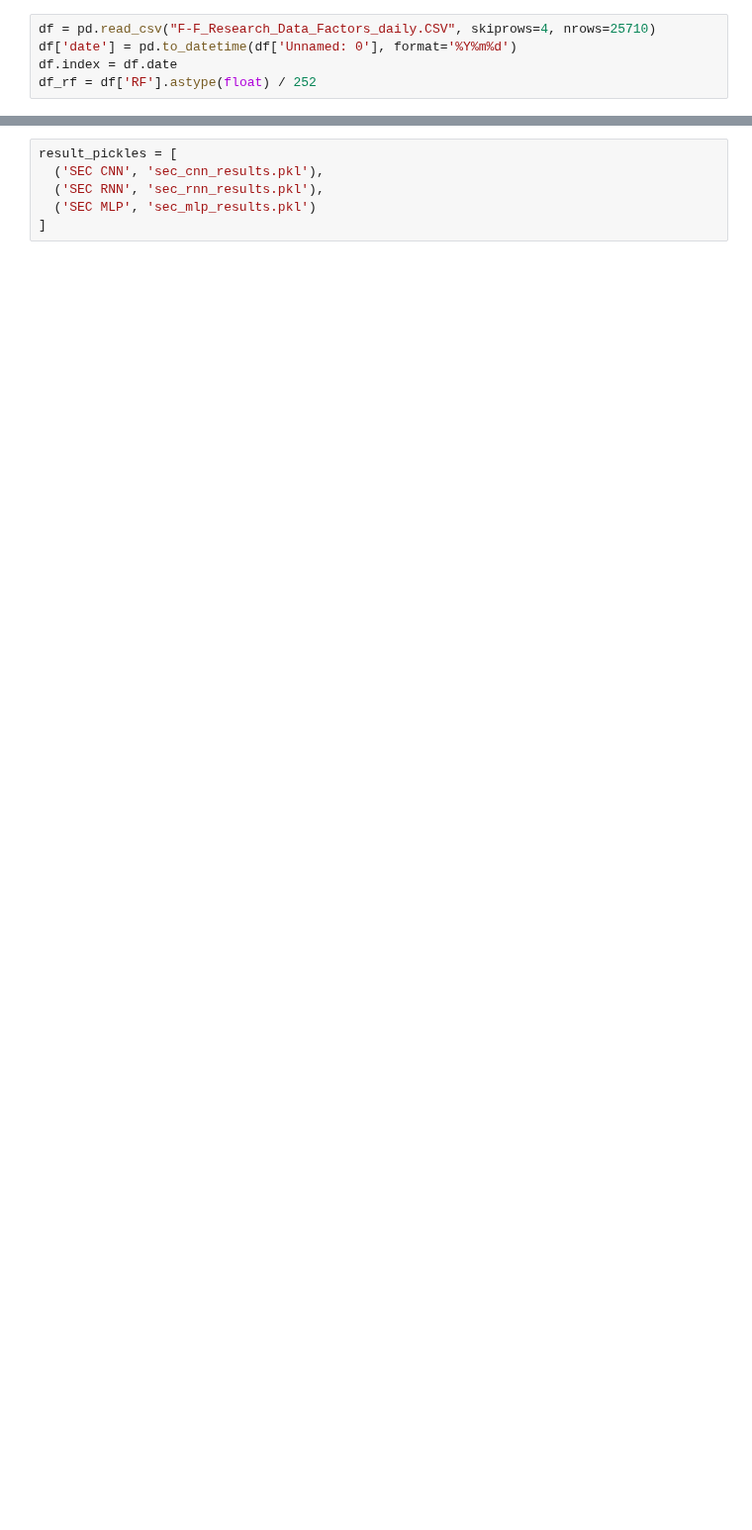
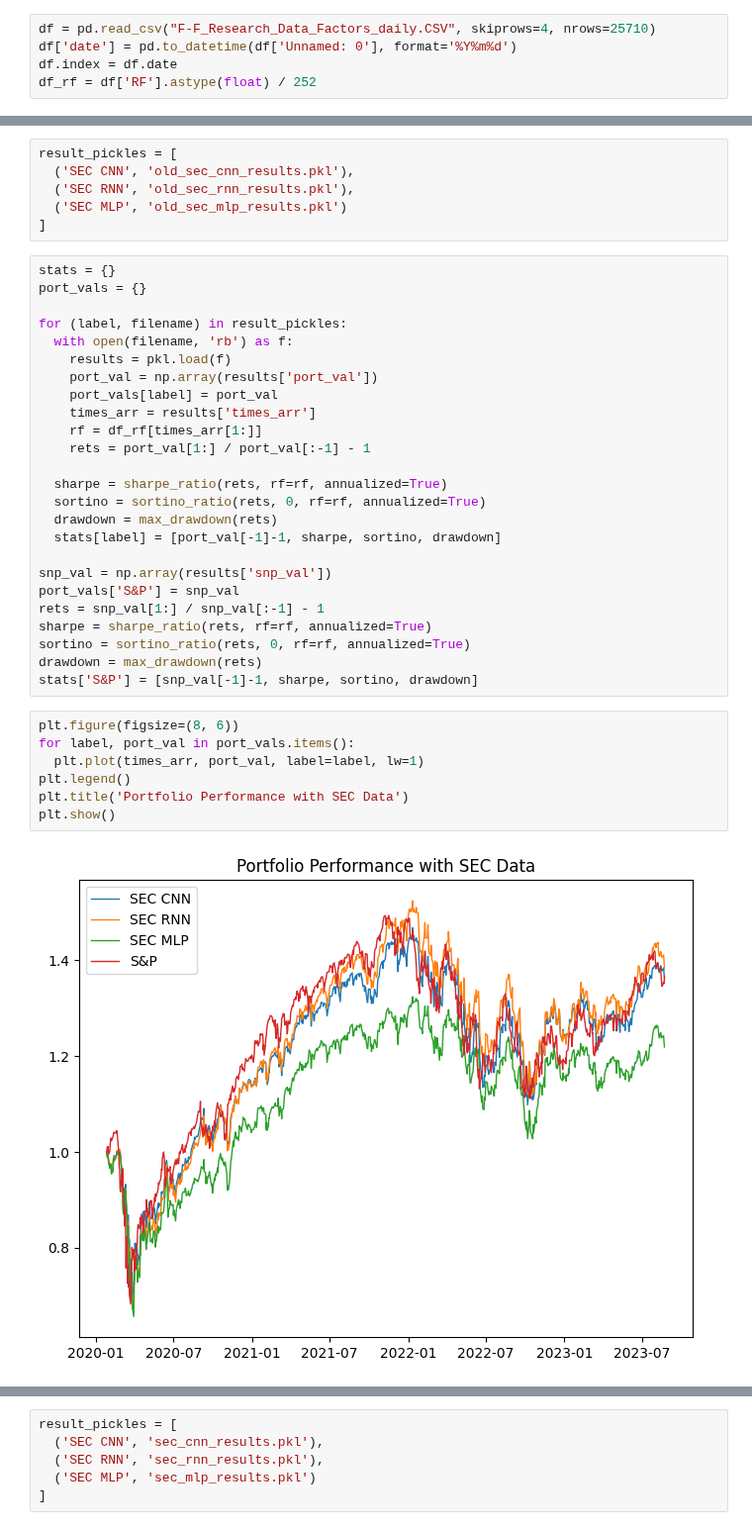
Before and after one commit to bufn403/portfolio-rl, a Jupyter notebook: compute_benchmarks.ipynb, the cells around one changed output, grey strips where cells are left out. Shown at 99% size. Drawn from its saved outputs; the diff is of its cells as text; blank space fills up the shorter version.

```diff
--- a/compute_benchmarks.ipynb
+++ b/compute_benchmarks.ipynb
@@ -12,0 +28,40 @@ df_rf = df['RF'].astype(float) / 252
+# %%
+result_pickles = [
+  ('SEC CNN', 'old_sec_cnn_results.pkl'),
+  ('SEC RNN', 'old_sec_rnn_results.pkl'),
+  ('SEC MLP', 'old_sec_mlp_results.pkl')
+]
+# %%
+stats = {}
+port_vals = {}
+
+for (label, filename) in result_pickles:
+  with open(filename, 'rb') as f:
+    results = pkl.load(f)
+    port_val = np.array(results['port_val'])
+    port_vals[label] = port_val
+    times_arr = results['times_arr']
+    rf = df_rf[times_arr[1:]]
+    rets = port_val[1:] / port_val[:-1] - 1
+
+  sharpe = sharpe_ratio(rets, rf=rf, annualized=True)
+  sortino = sortino_ratio(rets, 0, rf=rf, annualized=True)
+  drawdown = max_drawdown(rets)
+  stats[label] = [port_val[-1]-1, sharpe, sortino, drawdown]
+
+snp_val = np.array(results['snp_val'])
+port_vals['S&P'] = snp_val
+rets = snp_val[1:] / snp_val[:-1] - 1
+sharpe = sharpe_ratio(rets, rf=rf, annualized=True)
+sortino = sortino_ratio(rets, 0, rf=rf, annualized=True)
+drawdown = max_drawdown(rets)
+stats['S&P'] = [snp_val[-1]-1, sharpe, sortino, drawdown]
+# %%
+plt.figure(figsize=(8, 6))
+for label, port_val in port_vals.items():
+  plt.plot(times_arr, port_val, label=label, lw=1)
+plt.legend()
+plt.title('Portfolio Performance with SEC Data')
+plt.show()
+# %% [output]
+[figure, added]
```
Also changed, not shown: parts of 34 cells of this notebook, 3 other files.
